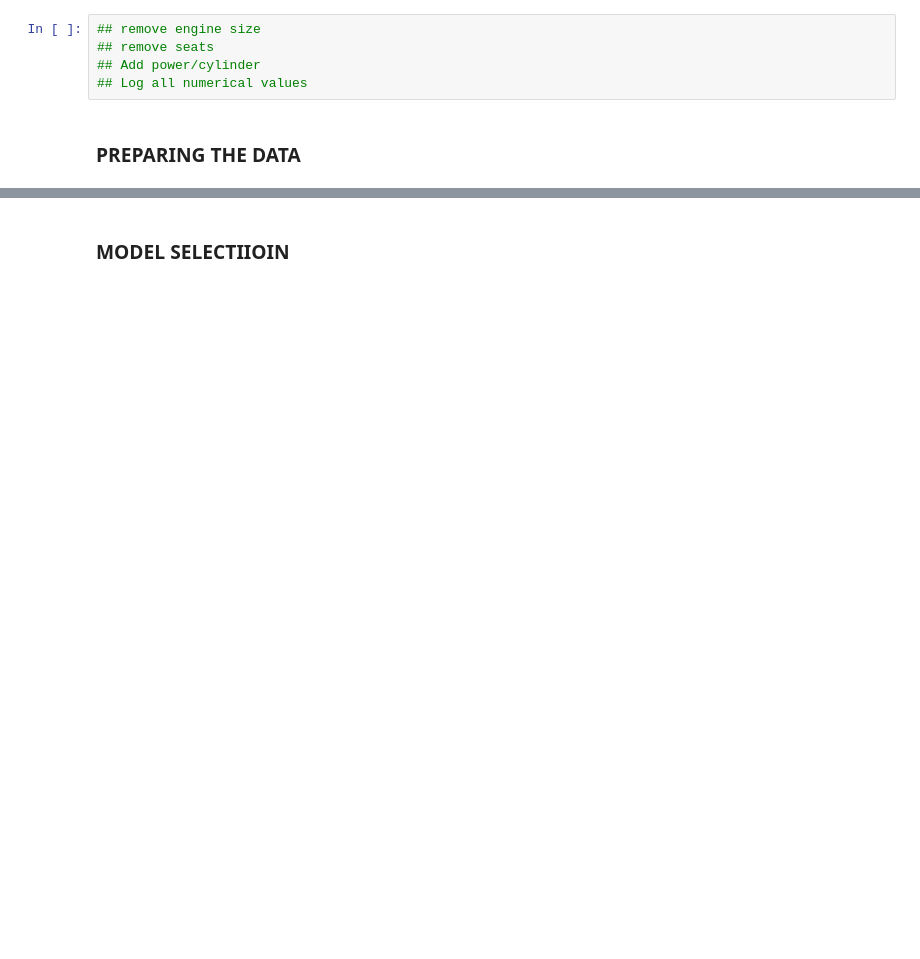
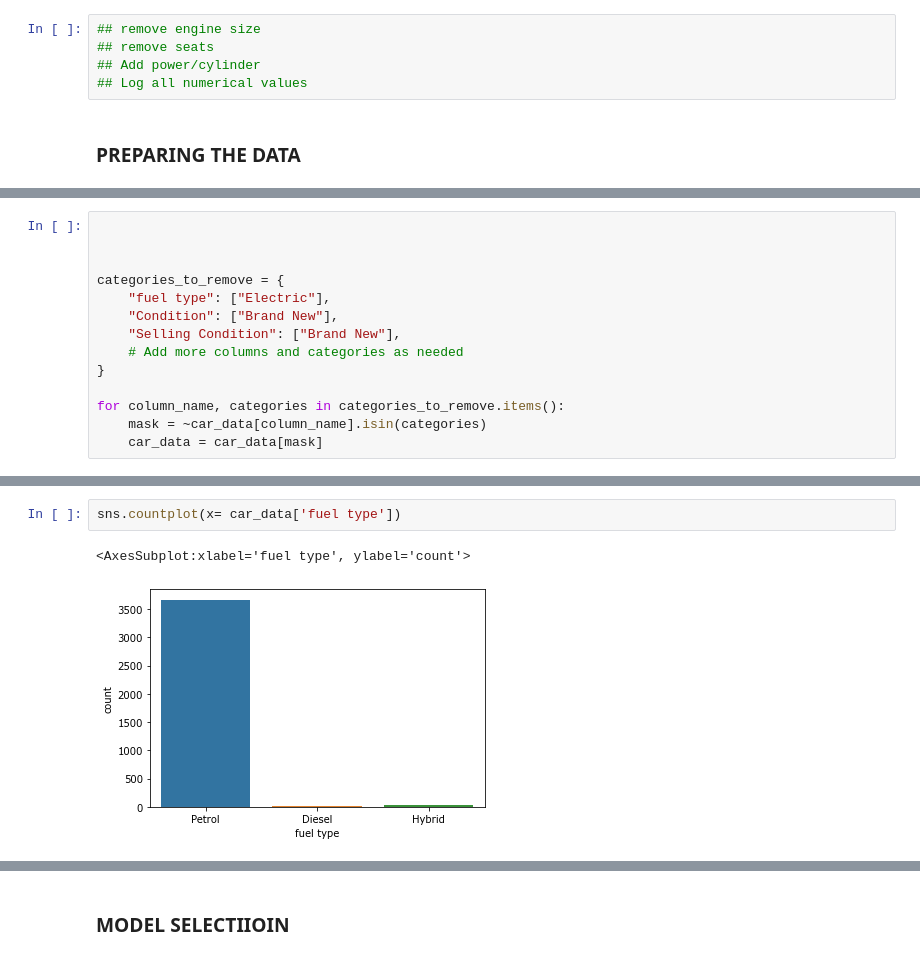
Before and after one commit to Onafowokan-Testament/Predictive-Car-Price-Model, a Jupyter notebook: main.ipynb, the cells around one changed output, grey strips where cells are left out. Cells and saved outputs as stored; diff of their text form; blank space fills up the shorter version.

```diff
--- a/main.ipynb
+++ b/main.ipynb
@@ -222,0 +275,14 @@ Horse Power          0.291995             0.826924     1.000000
+# %%
+
+
+
+categories_to_remove = {
+    "fuel type": ["Electric"],
+    "Condition": ["Brand New"],
+    "Selling Condition": ["Brand New"],
+    # Add more columns and categories as needed
+}
+
+for column_name, categories in categories_to_remove.items():
+    mask = ~car_data[column_name].isin(categories)
+    car_data = car_data[mask]
@@ -222,0 +312,5 @@ Horse Power          0.291995             0.826924     1.000000
+# %%
+sns.countplot(x= car_data['fuel type'])
+# %% [output]
+<AxesSubplot:xlabel='fuel type', ylabel='count'>
+[figure, added]
```
Also changed, not shown: parts of 47 cells of this notebook, 1 other file.
